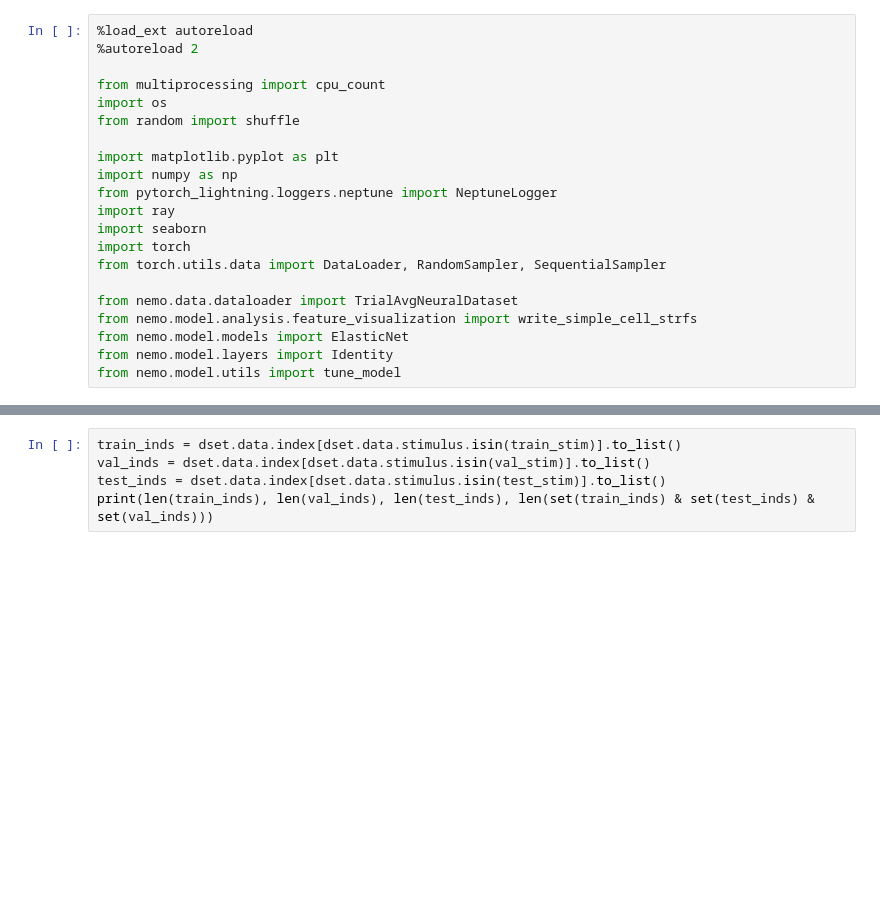
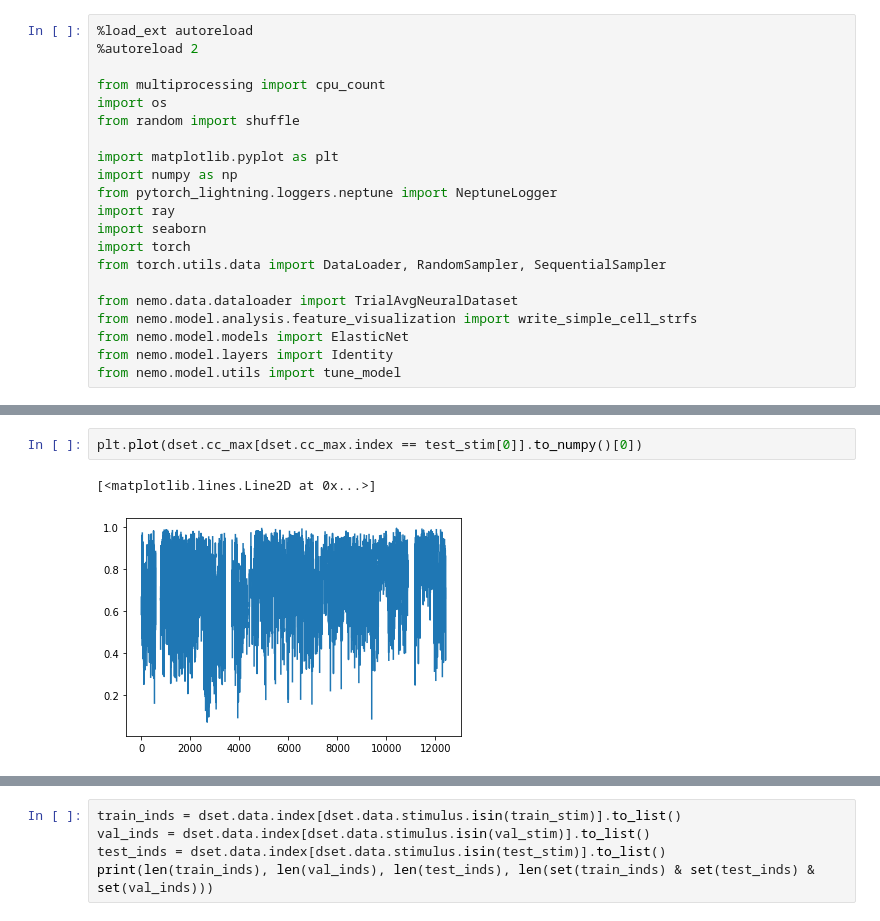
Before and after one commit to MichaelTeti/NEMO, a Jupyter notebook: experiments/elastic_net/elastic_net_pytorch.ipynb, the cells around one changed output, grey strips where cells are left out. Drawn from its saved outputs; the diff is of its cells as text; blank space fills up the shorter version.

```diff
--- a/experiments/elastic_net/elastic_net_pytorch.ipynb
+++ b/experiments/elastic_net/elastic_net_pytorch.ipynb
@@ -91,3 +101,8 @@ dset.cc_max.max()
+# %%
+plt.plot(dset.cc_max[dset.cc_max.index == test_stim[0]].to_numpy()[0])
+# %% [output]
+[<matplotlib.lines.Line2D at 0x...>]
+[figure, added]
 # %%
 fig = plt.figure(figsize = (13, 10))
 seaborn.heatmap(
```
Also changed, not shown: parts of 36 cells of this notebook.
